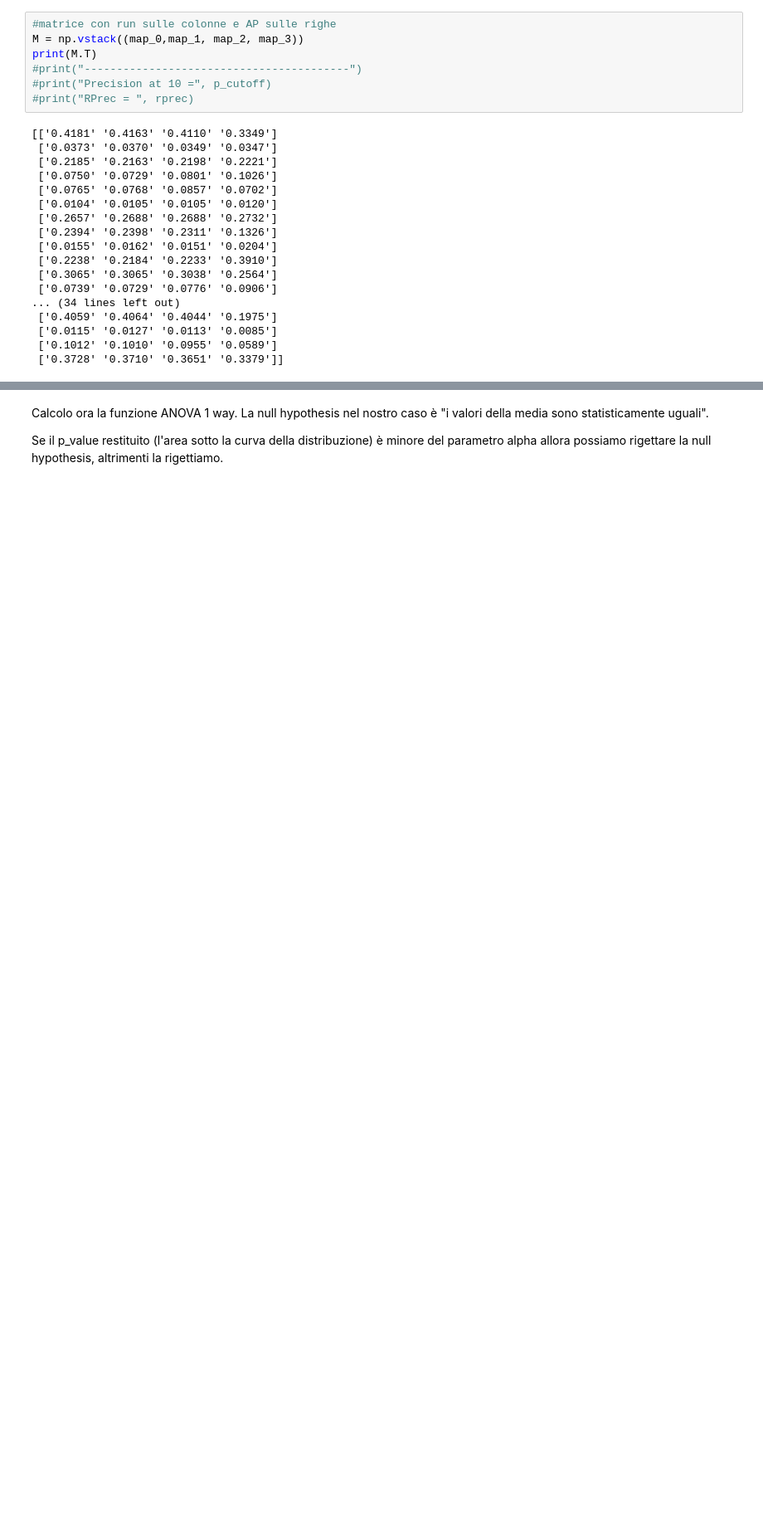
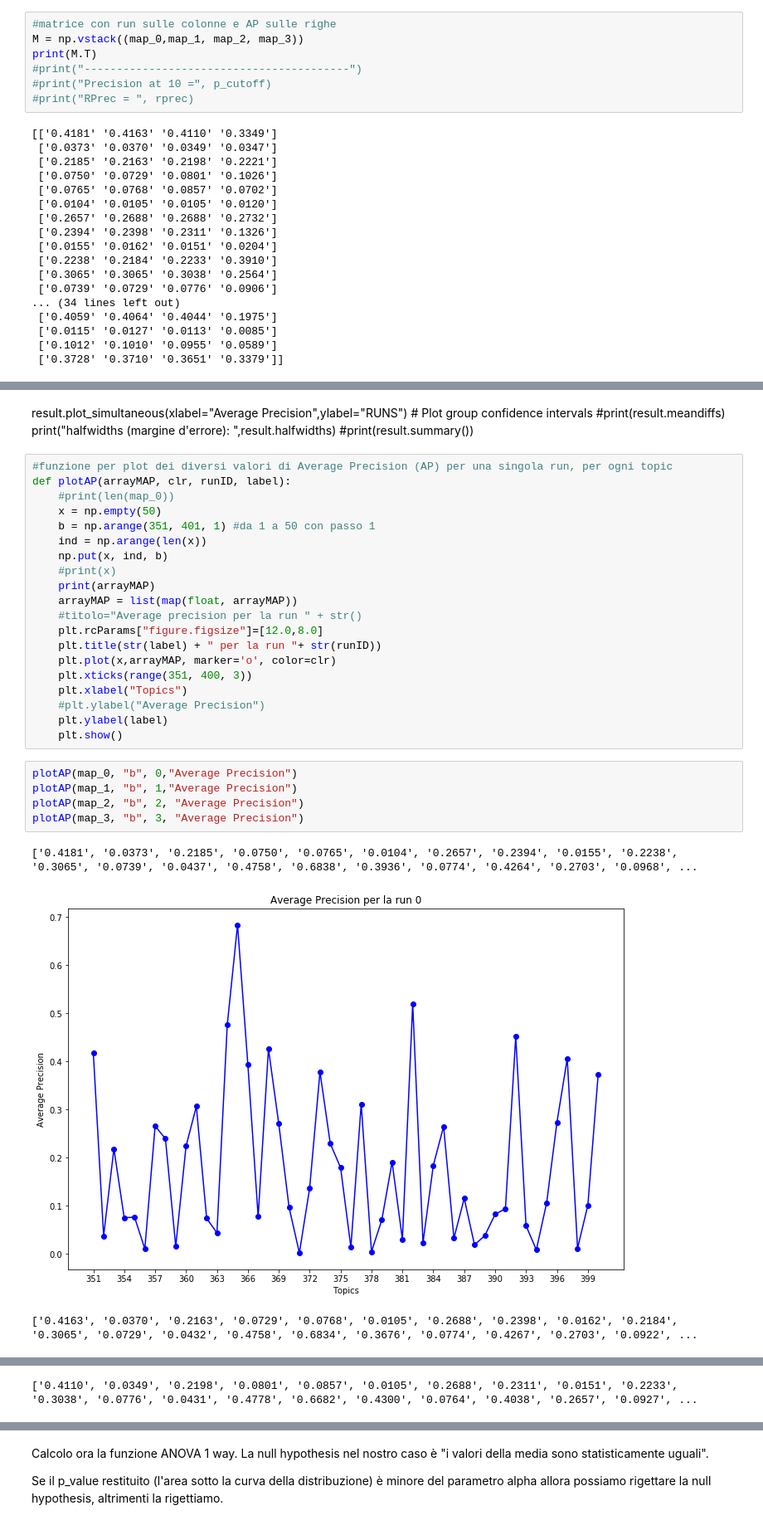
Before and after one commit to yleniag/Information-Retrival-Homework-1, a Jupyter notebook: Homework1-IR.ipynb, the cells around one changed output, grey strips where cells are left out. Shown: that part at 83% size. Cells and saved outputs as stored; diff of their text form; blank space fills up the shorter version.

```diff
--- a/Homework1-IR.ipynb
+++ b/Homework1-IR.ipynb
@@ -128,0 +148,34 @@ print(M.T)
+# %% [markdown]
+result.plot_simultaneous(xlabel="Average Precision",ylabel="RUNS")    # Plot group confidence intervals
+#print(result.meandiffs)
+print("halfwidths (margine d'errore): ",result.halfwidths)
+#print(result.summary())
+# %%
+#funzione per plot dei diversi valori di Average Precision (AP) per una singola run, per ogni topic
+def plotAP(arrayMAP, clr, runID, label):
+    #print(len(map_0))
+    x = np.empty(50)
+    b = np.arange(351, 401, 1) #da 1 a 50 con passo 1
+    ind = np.arange(len(x))
+    np.put(x, ind, b)
+    #print(x)
+    print(arrayMAP)
+    arrayMAP = list(map(float, arrayMAP))
+    #titolo="Average precision per la run " + str()
+    plt.rcParams["figure.figsize"]=[12.0,8.0]
+    plt.title(str(label) + " per la run "+ str(runID))
+    plt.plot(x,arrayMAP, marker='o', color=clr)
+    plt.xticks(range(351, 400, 3))
+    plt.xlabel("Topics")
+    #plt.ylabel("Average Precision")
+    plt.ylabel(label)
+    plt.show()
+# %%
+plotAP(map_0, "b", 0,"Average Precision")
+plotAP(map_1, "b", 1,"Average Precision")
+plotAP(map_2, "b", 2, "Average Precision")
+plotAP(map_3, "b", 3, "Average Precision")
+# %% [output]
+['0.4181', '0.0373', '0.2185', '0.0750', '0.0765', '0.0104', '0.2657', '0.2394', '0.0155', '0.2238', '0.3065', '0.0739', '0.0437', '0.4758', '0.6838', '0.3936', '0.0774', '0.4264', '0.2703', '0.0968', ...
+[figure, added]
+['0.4163', '0.0370', '0.2163', '0.0729', '0.0768', '0.0105', '0.2688', '0.2398', '0.0162', '0.2184', '0.3065', '0.0729', '0.0432', '0.4758', '0.6834', '0.3676', '0.0774', '0.4267', '0.2703', '0.0922', ...
@@ -128,0 +183 @@ print(M.T)
+['0.4110', '0.0349', '0.2198', '0.0801', '0.0857', '0.0105', '0.2688', '0.2311', '0.0151', '0.2233', '0.3038', '0.0776', '0.0431', '0.4778', '0.6682', '0.4300', '0.0764', '0.4038', '0.2657', '0.0927', ...
```
Also changed, not shown: parts of 20 cells of this notebook.
